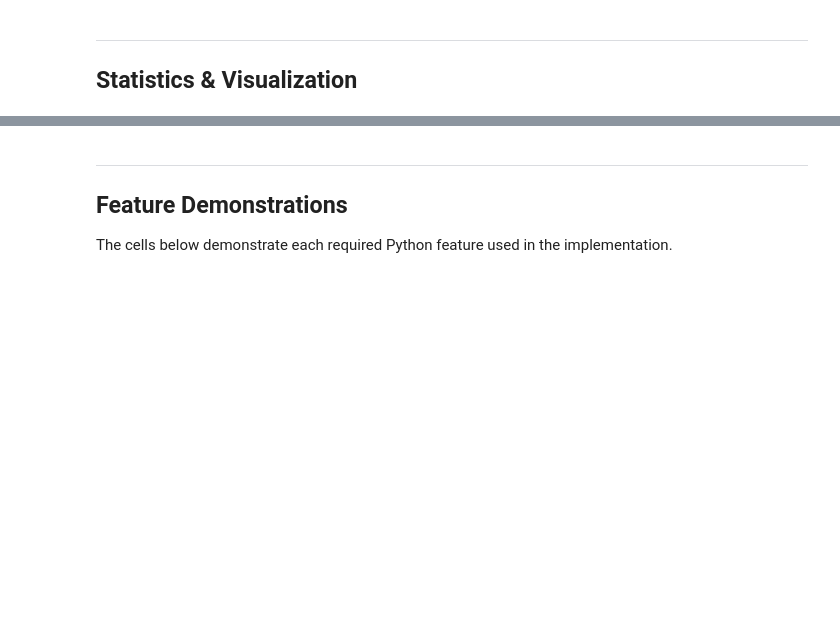
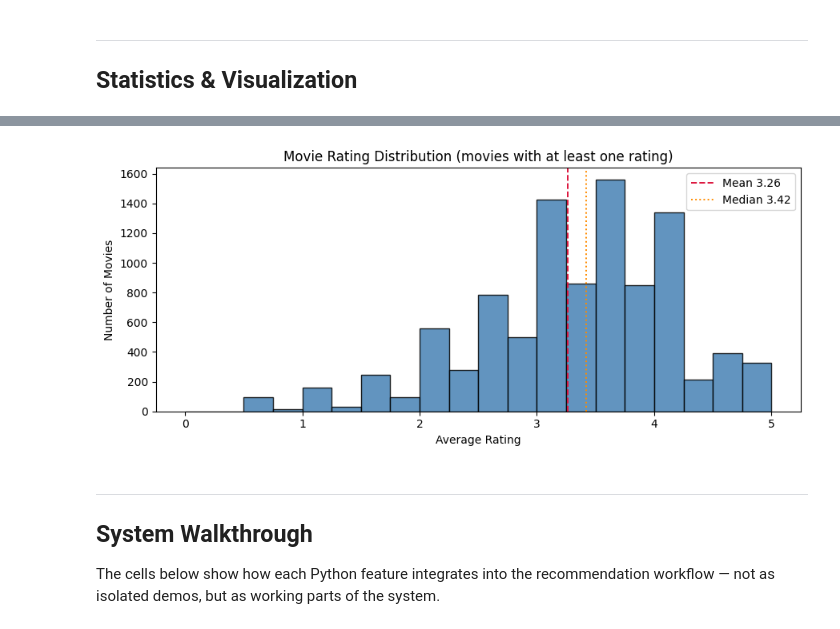
Before and after one commit to Randomname501/AAI551-Final-Project, a Jupyter notebook: main.ipynb, the cells around one changed output, grey strips where cells are left out. Saved outputs shown, nothing was run; the diff lists cells and outputs as text; code cells hidden in the pictures; blank space fills up the shorter version.

```diff
--- a/main.ipynb
+++ b/main.ipynb
@@ -272,24 +297,27 @@ print(f"  Max:    {stats['max']:.3f}")
 # %%
 # Rating distribution histogram (matplotlib)
 import matplotlib.pyplot as plt
 import numpy as np
 
 ratings = [m.rating for m in recommender.movies if m.rating > 0]
 fig, ax = plt.subplots(figsize=(9, 4))
 ax.hist(ratings, bins=20, range=(0, 5), edgecolor='black', color='steelblue', alpha=0.85)
-ax.axvline(np.mean(ratings), color='crimson', linestyle='--', linewidth=1.4, label=f'Mean {np.mean(ratings):.2f}')
+ax.axvline(float(np.mean(ratings)), color='crimson', linestyle='--', linewidth=1.4, label=f'Mean {np.mean(ratings):.2f}')
 ax.axvline(np.median(ratings), color='darkorange', linestyle=':', linewidth=1.4, label=f'Median {np.median(ratings):.2f}')
 ax.set_title('Movie Rating Distribution (movies with at least one rating)')
 ax.set_xlabel('Average Rating')
 ax.set_ylabel('Number of Movies')
 ax.legend()
 plt.tight_layout()
 plt.show()
+# %% [output]
+[figure, added]
 # %% [markdown]
 ---
-## Feature Demonstrations
+## System Walkthrough
 
-The cells below demonstrate each required Python feature used in the implementation.
+The cells below show how each Python feature integrates into the recommendation workflow —
+not as isolated demos, but as working parts of the system.
 # %%
 # __getattr__ — decade and is_classic are computed dynamically from Movie.year
 for movie in recommender.recommend_top_rated(5):
```
Also changed, not shown: parts of 15 cells of this notebook, 5 other files.
